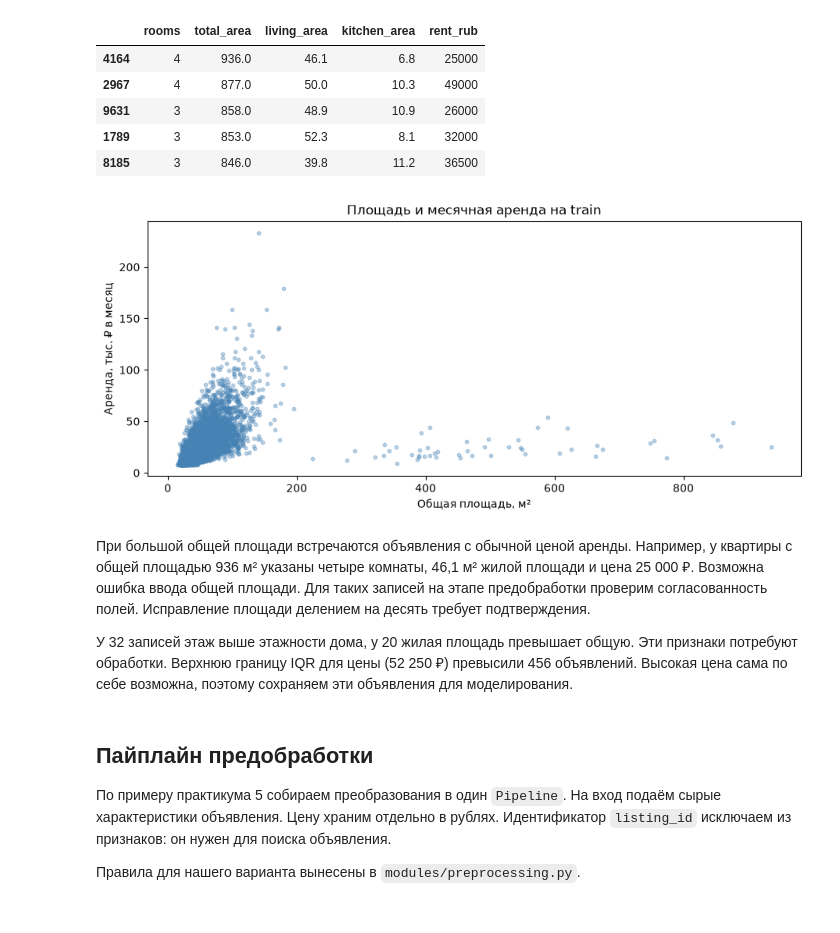
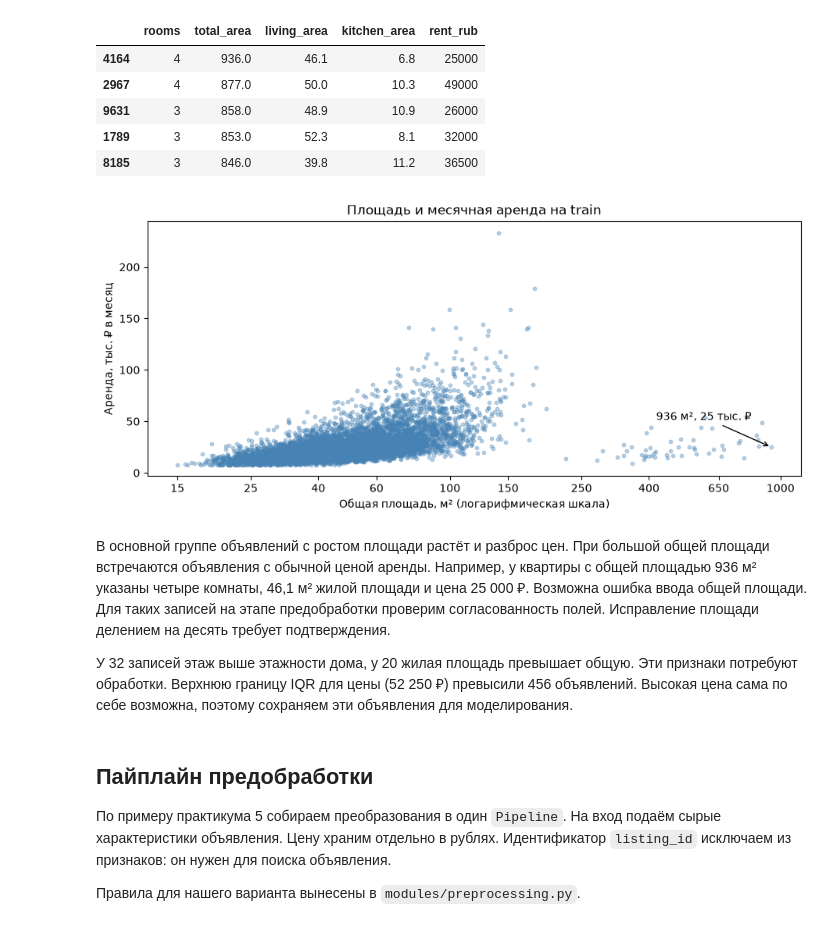
Before and after one commit to sangnchr-s/Gonchar_Alexander_Lab2, a Jupyter notebook: notebooks/01_preparation.ipynb, the cells around one changed output. Cells and saved outputs as stored; diff of their text form; code cells hidden in the pictures.

```diff
--- a/notebooks/01_preparation.ipynb
+++ b/notebooks/01_preparation.ipynb
@@ -278,13 +285,24 @@ audit.nlargest(5, "total_area")[["rooms", "total_area", "living_area", "kitchen_
 # %%
 fig, ax = plt.subplots(figsize=(9, 4), layout="constrained")
 ax.scatter(audit["total_area"], rent / 1000, s=10, alpha=0.35, color="steelblue")
+ax.set_xscale("log")
+ticks = [15, 25, 40, 60, 100, 150, 250, 400, 650, 1000]
+ax.set_xticks(ticks, labels=ticks)
+ax.minorticks_off()
 ax.set(title="Площадь и месячная аренда на train",
-       xlabel="Общая площадь, м²", ylabel="Аренда, тыс. ₽ в месяц")
+       xlabel="Общая площадь, м² (логарифмическая шкала)", ylabel="Аренда, тыс. ₽ в месяц")
+
+largest = audit["total_area"].idxmax()
+area = audit.loc[largest, "total_area"]
+price = rent.loc[largest] / 1000
+ax.annotate(f"{area:g} м², {price:g} тыс. ₽", xy=(area, price),
+            xytext=(-18, 25), textcoords="offset points", ha="right",
+            arrowprops={"arrowstyle": "->"})
 plt.show()
 # %% [output]
-[figure, old version]
+[figure, new version]
 # %% [markdown]
-При большой общей площади встречаются объявления с обычной ценой аренды. Например, у квартиры с общей площадью 936 м² указаны четыре комнаты, 46,1 м² жилой площади и цена 25 000 ₽. Возможна ошибка ввода общей площади. Для таких записей на этапе предобработки проверим согласованность полей. Исправление площади делением на десять требует подтверждения.
+В основной группе объявлений с ростом площади растёт и разброс цен. При большой общей площади встречаются объявления с обычной ценой аренды. Например, у квартиры с общей площадью 936 м² указаны четыре комнаты, 46,1 м² жилой площади и цена 25 000 ₽. Возможна ошибка ввода общей площади. Для таких записей на этапе предобработки проверим согласованность полей. Исправление площади делением на десять требует подтверждения.
 
 У 32 записей этаж выше этажности дома, у 20 жилая площадь превышает общую. Эти признаки потребуют обработки. Верхнюю границу IQR для цены (52 250 ₽) превысили 456 объявлений. Высокая цена сама по себе возможна, поэтому сохраняем эти объявления для моделирования.
 # %% [markdown]
```
Also changed, not shown: parts of 6 cells of this notebook, 4 other files.
